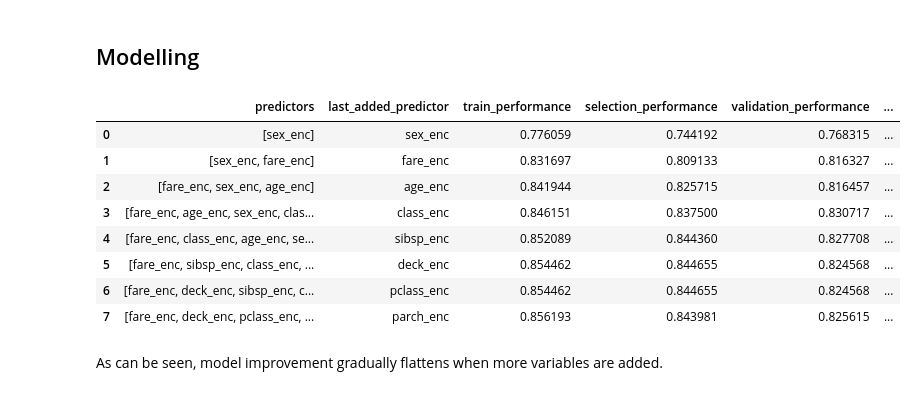
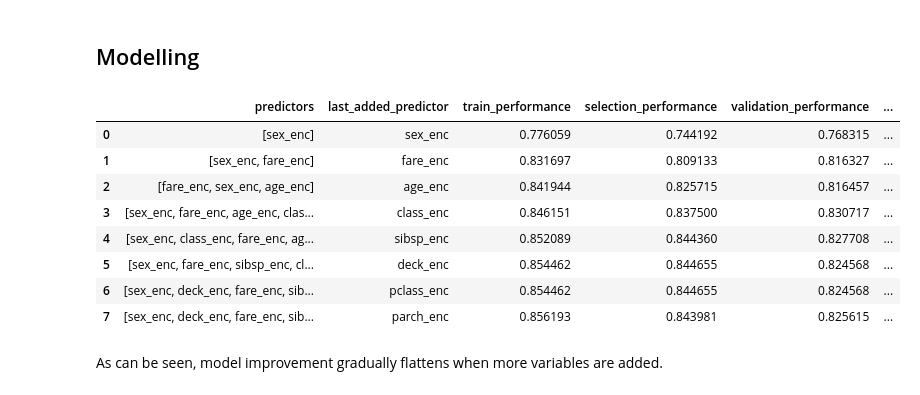
Before and after one commit to PythonPredictions/cobra, a Jupyter notebook: tutorials/tutorial_Cobra_logistic_regression.ipynb, the cells around one changed output. Saved outputs shown, nothing was run; the diff lists cells and outputs as text; code cells hidden in the pictures.

```diff
--- a/tutorials/tutorial_Cobra_logistic_regression.ipynb
+++ b/tutorials/tutorial_Cobra_logistic_regression.ipynb
@@ -192,7 +194,7 @@ Now, we can prepare **Cobra's PreProcessor** object.
 # %%
 # using all Cobra's default parameters for preprocessing here
 preprocessor = PreProcessor.from_params(
-    model_type="classification"
+    model_type=model_type
 )
 
 # these are all available options: help(PreProcessor.from_params)
@@ -353,6 +355,7 @@ df_auc = univariate_selection.compute_univariate_preselection(
     target_enc_selection_data=basetable[basetable["split"]=="selection"],
     predictors=preprocessed_predictors,
     target_column=target_col,
+    model_type=model_type,
     preselect_auc_threshold=0.53,  # if auc_selection <= 0.53 exclude predictor
     preselect_overtrain_threshold=0.05)  # if (auc_train - auc_selection) >= 0.05 --> overfitting!
 
@@ -388,31 +391,30 @@ After an initial preselection on the predictors, we can start building the model
 # %% [markdown]
 ## Modelling
 # %%
-forward_selection = ForwardFeatureSelection(model_type="classification",
+forward_selection = ForwardFeatureSelection(model_type=model_type,
                                             # model_name="my-logistic-regression",
-                                            max_predictors=30,
                                             pos_only=True)
 
 # fit the forward feature selection on the train and selection data
 # there are optional parameters to force and/or exclude certain predictors (see docs)
 forward_selection.fit(basetable[basetable["split"]!="validation"],
                       target_column_name=target_col,
                       predictors=preselected_predictors)
 
 # compute model performance
 performances = (forward_selection
                 .compute_model_performances(basetable, target_column_name=target_col))
 performances
 # %% [output]
 |  | predictors | last_added_predictor | train_performance | selection_performance | validation_performance | ... |
 | 0 | [sex_enc] | sex_enc | 0.776059 | 0.744192 | 0.768315 | ... |
 | 1 | [sex_enc, fare_enc] | fare_enc | 0.831697 | 0.809133 | 0.816327 | ... |
 | 2 | [fare_enc, sex_enc, age_enc] | age_enc | 0.841944 | 0.825715 | 0.816457 | ... |
-| 3 | [fare_enc, age_enc, sex_enc, clas... | class_enc | 0.846151 | 0.837500 | 0.830717 | ... |
-| 4 | [fare_enc, class_enc, age_enc, se... | sibsp_enc | 0.852089 | 0.844360 | 0.827708 | ... |
-| 5 | [fare_enc, sibsp_enc, class_enc, ... | deck_enc | 0.854462 | 0.844655 | 0.824568 | ... |
-| 6 | [fare_enc, deck_enc, sibsp_enc, c... | pclass_enc | 0.854462 | 0.844655 | 0.824568 | ... |
-| 7 | [fare_enc, deck_enc, pclass_enc, ... | parch_enc | 0.856193 | 0.843981 | 0.825615 | ... |
+| 3 | [sex_enc, fare_enc, age_enc, clas... | class_enc | 0.846151 | 0.837500 | 0.830717 | ... |
+| 4 | [sex_enc, class_enc, fare_enc, ag... | sibsp_enc | 0.852089 | 0.844360 | 0.827708 | ... |
+| 5 | [sex_enc, fare_enc, sibsp_enc, cl... | deck_enc | 0.854462 | 0.844655 | 0.824568 | ... |
+| 6 | [sex_enc, deck_enc, fare_enc, sib... | pclass_enc | 0.854462 | 0.844655 | 0.824568 | ... |
+| 7 | [sex_enc, deck_enc, fare_enc, sib... | parch_enc | 0.856193 | 0.843981 | 0.825615 | ... |
 # %% [markdown]
 As can be seen, model improvement gradually flattens when more variables are added.
 # %%
```
Also changed, not shown: parts of 9 cells of this notebook, 3 other files.
